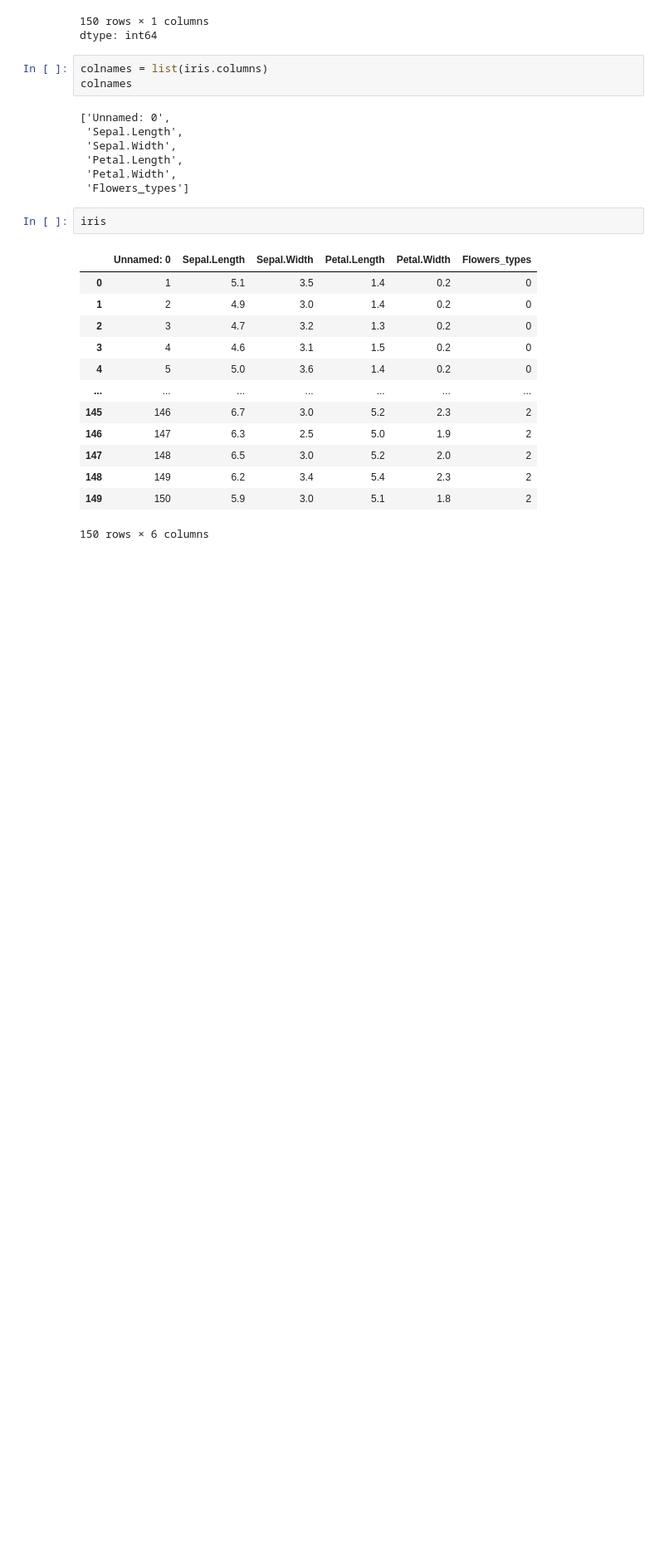
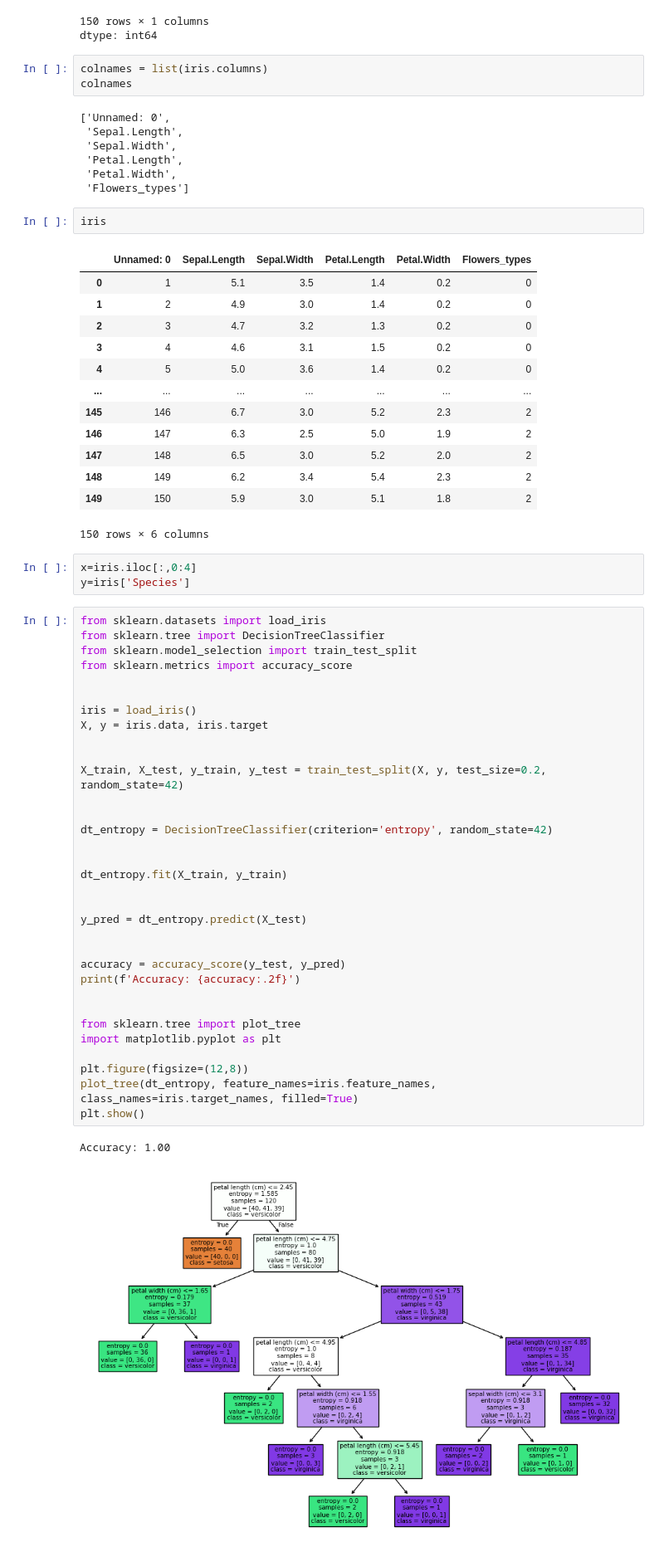
Before and after one commit to TARUN965/ML_with_flask, a Jupyter notebook: Decision_Tree.ipynb, the cells around one changed output. Shown: that part at 83% size. Cells and saved outputs as stored; diff of their text form; blank space fills up the shorter version.

```diff
--- a/Decision_Tree.ipynb
+++ b/Decision_Tree.ipynb
@@ -195,3 +195,42 @@ iris
 | 148 | 149 | 6.2 | 3.4 | 5.4 | 2.3 | 2 |
 | 149 | 150 | 5.9 | 3.0 | 5.1 | 1.8 | 2 |
 150 rows × 6 columns
+# %%
+x=iris.iloc[:,0:4]
+y=iris['Species']
+# %%
+from sklearn.datasets import load_iris
+from sklearn.tree import DecisionTreeClassifier
+from sklearn.model_selection import train_test_split
+from sklearn.metrics import accuracy_score
+
+
+iris = load_iris()
+X, y = iris.data, iris.target
+
+
+X_train, X_test, y_train, y_test = train_test_split(X, y, test_size=0.2, random_state=42)
+
+
+dt_entropy = DecisionTreeClassifier(criterion='entropy', random_state=42)
+
+
+dt_entropy.fit(X_train, y_train)
+
+
+y_pred = dt_entropy.predict(X_test)
+
+
+accuracy = accuracy_score(y_test, y_pred)
+print(f'Accuracy: {accuracy:.2f}')
+
+
+from sklearn.tree import plot_tree
+import matplotlib.pyplot as plt
+
+plt.figure(figsize=(12,8))
+plot_tree(dt_entropy, feature_names=iris.feature_names, class_names=iris.target_names, filled=True)
+plt.show()
+# %% [output]
+Accuracy: 1.00
+[figure, added]
```
Also changed, not shown: parts of 3 cells of this notebook.
